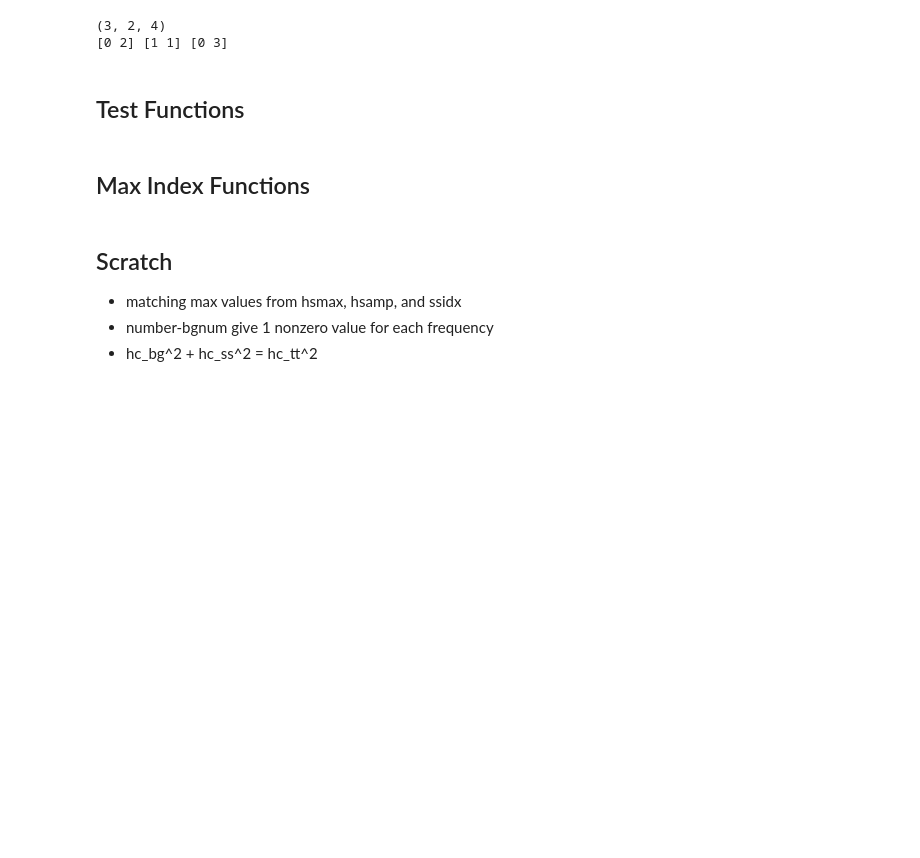
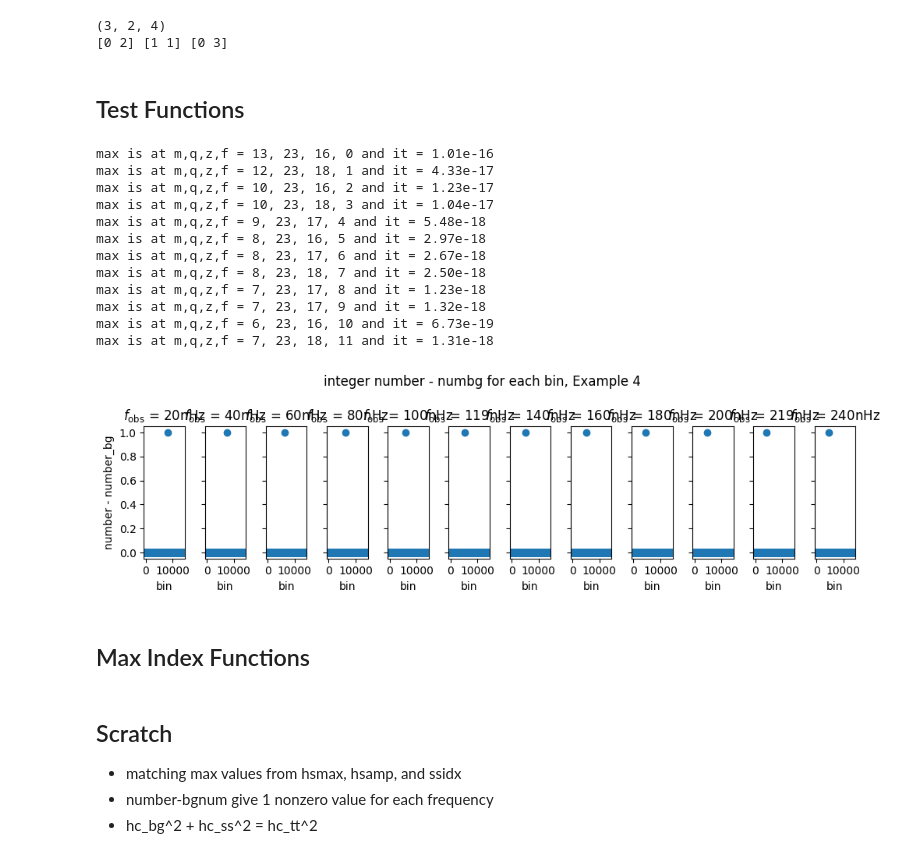
Before and after one commit to nanograv/holodeck, a Jupyter notebook: ecg-notebooks/single_sources/ss-dev/ss_ndars_dev.ipynb, the cells around one changed output. Drawn from its saved outputs; the diff is of its cells as text; code cells hidden in the pictures; blank space fills up the shorter version.

Commit message:
Fixed ssidx finally! ssidx = np.argwhere(hsamp==hsmax) sorts in max order, fix with ssidx[ssidx[:,-1].argsort()] to put ssidx in frequency order, matching hsmax.

```diff
--- a/ecg-notebooks/single_sources/ss-dev/ss_ndars_dev.ipynb
+++ b/ecg-notebooks/single_sources/ss-dev/ss_ndars_dev.ipynb
@@ -765,7 +765,9 @@ def ss_gws_by_ndars(edges, number, realize, round = True, sum = True,
     #  [m_idx,q_idx,z_idx,1],
     #   ........
     #  [m_idx,q_idx,z_idx,F-2]]
-    ssidx = np.argwhere(hsamp==hsmax) # NOTE: Why is this backwards??
+    ssidx = np.argwhere(hsamp==hsmax) # BUG
+    ssidx = ssidx[ssidx[:,-1].argsort()]
+
 
 
     # 3) Subtract 1 from the number in that source's bin,
@@ -992,3 +984,20 @@ run_example_test(edges, number, fobs, exname, plot=False)
+# %%
+edges, number, fobs, exname = example4(print_test=False)
+run_example_test(edges, number, fobs, exname, print_test=True)
+# %% [output]
+max is at m,q,z,f = 13, 23, 16, 0 and it = 1.01e-16
+max is at m,q,z,f = 12, 23, 18, 1 and it = 4.33e-17
+max is at m,q,z,f = 10, 23, 16, 2 and it = 1.23e-17
+max is at m,q,z,f = 10, 23, 18, 3 and it = 1.04e-17
+max is at m,q,z,f = 9, 23, 17, 4 and it = 5.48e-18
+max is at m,q,z,f = 8, 23, 16, 5 and it = 2.97e-18
+max is at m,q,z,f = 8, 23, 17, 6 and it = 2.67e-18
+max is at m,q,z,f = 8, 23, 18, 7 and it = 2.50e-18
+max is at m,q,z,f = 7, 23, 17, 8 and it = 1.23e-18
+max is at m,q,z,f = 7, 23, 17, 9 and it = 1.32e-18
+max is at m,q,z,f = 6, 23, 16, 10 and it = 6.73e-19
+max is at m,q,z,f = 7, 23, 18, 11 and it = 1.31e-18
+[figure, added]
 # %%
 def test_argwhere(hsmax, hsamp):
     # check argwhere find max indices correctly
```
Also changed, not shown: parts of 21 cells of this notebook.
